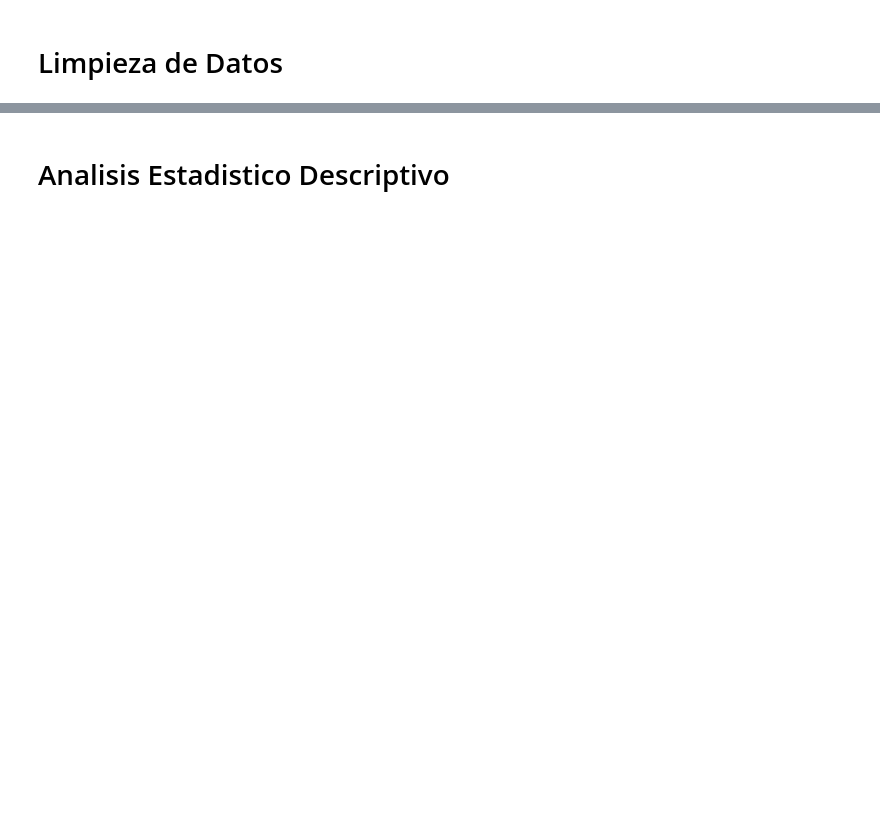
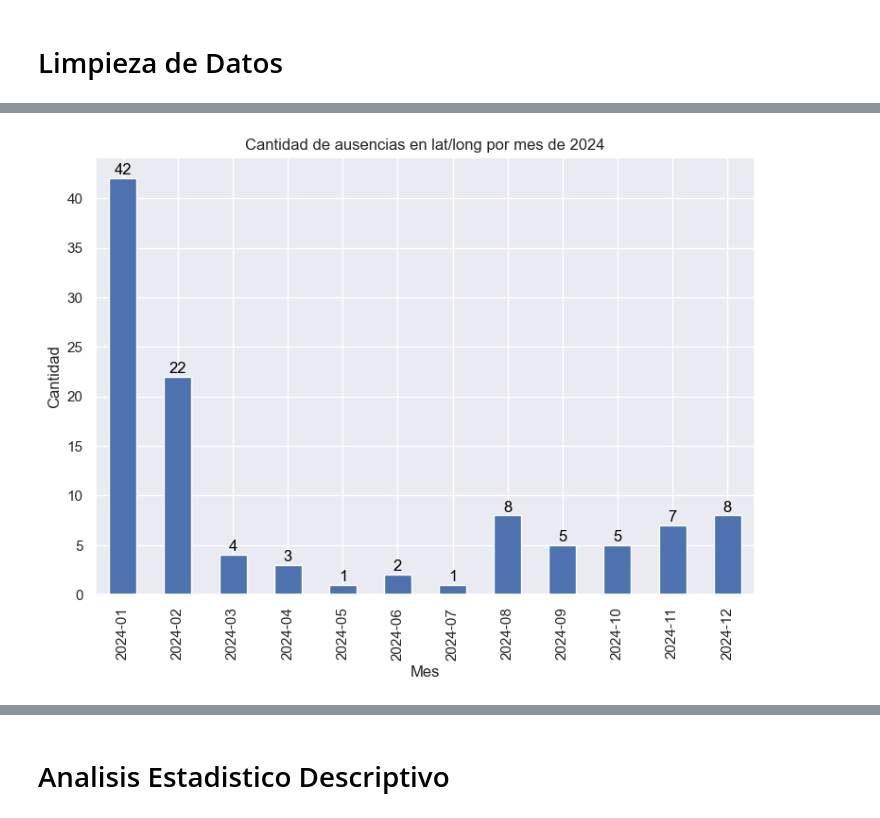
Before and after one commit to mbarquienero/Analisis_de_datos, a Jupyter notebook: chicago_crimenes.ipynb, the cells around one changed output, grey strips where cells are left out. Drawn from its saved outputs; the diff is of its cells as text; code cells hidden in the pictures; blank space fills up the shorter version.

```diff
--- a/chicago_crimenes.ipynb
+++ b/chicago_crimenes.ipynb
@@ -51,0 +466,3 @@ distritos_df
+# %%
+# reseteamos el index
+df.reset_index(drop=True, inplace=True)
@@ -51,0 +476,2 @@ distritos_df
+# %%
+df.drop(columns='ID',inplace=True)
@@ -51,0 +544,3 @@ distritos_df
+# %%
+# descartamos IUCR
+df.drop(columns='IUCR', inplace=True)
@@ -51,0 +664,3 @@ distritos_df
+# %%
+# agregamos una columna de si faltan
+df['missing_georref'] = df['Latitude'].isnull()
@@ -51,0 +687,21 @@ distritos_df
+# %%
+# solo queda mirar el Date por las dudas, miramos meses primero
+
+fig, ax = plt.subplots(figsize=(9,6))
+aux = (
+    df
+    .groupby(df['Date'].dt.to_period('M'))
+    ['missing_georref']
+    .sum()
+)
+
+ax = aux.plot(kind='bar', title='Cantidad de ausencias en lat/long por mes de 2024')
+ax.set_xlabel('Mes')
+ax.set_ylabel('Cantidad')
+
+for x, y in zip(range(len(aux)), aux):
+    ax.text(x, y + 0.1, f'{y}', color='black', ha='center', va='bottom')
+
+plt.show()
+# %% [output]
+[figure, added]
```
Also changed, not shown: parts of 116 cells of this notebook.
